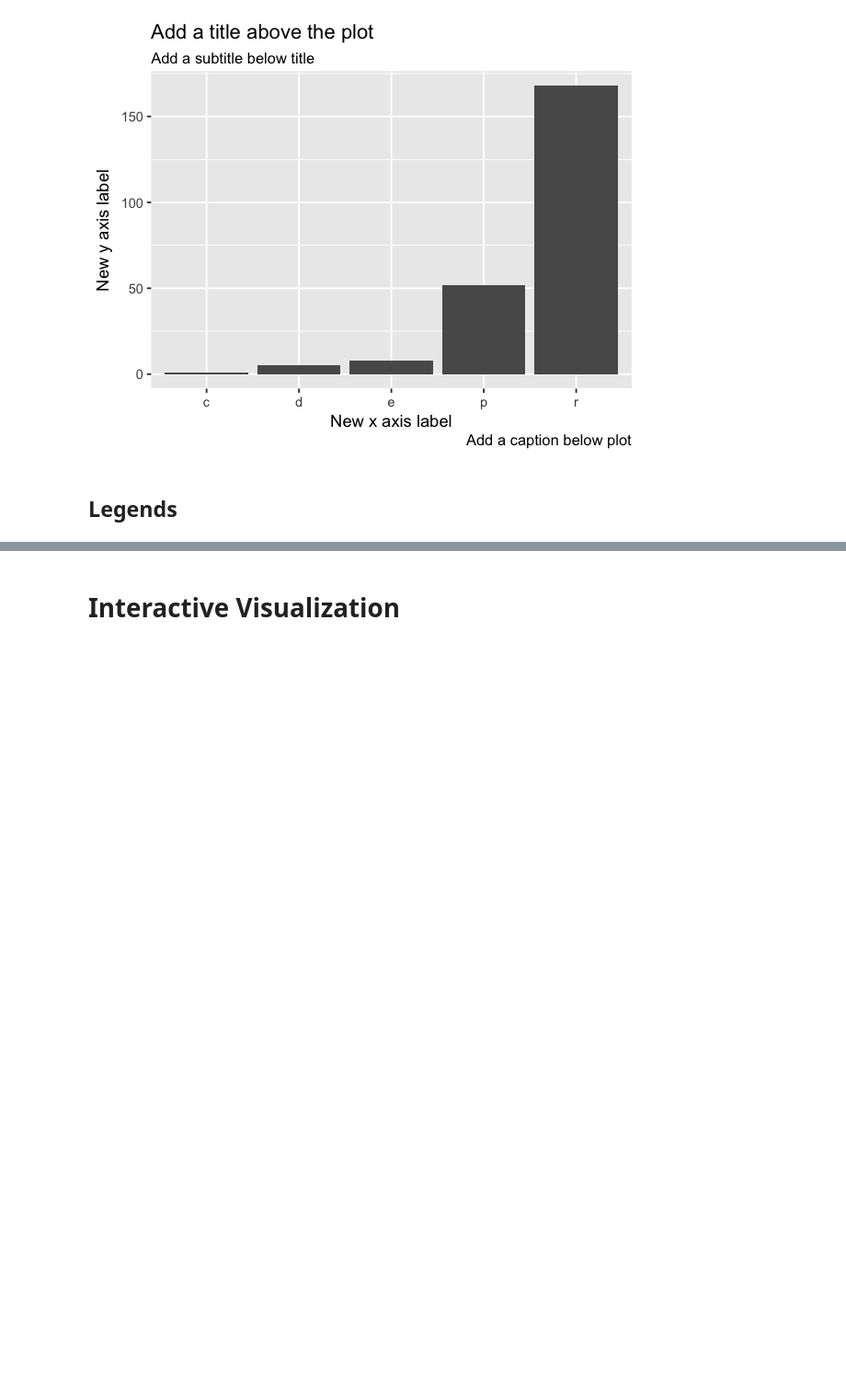
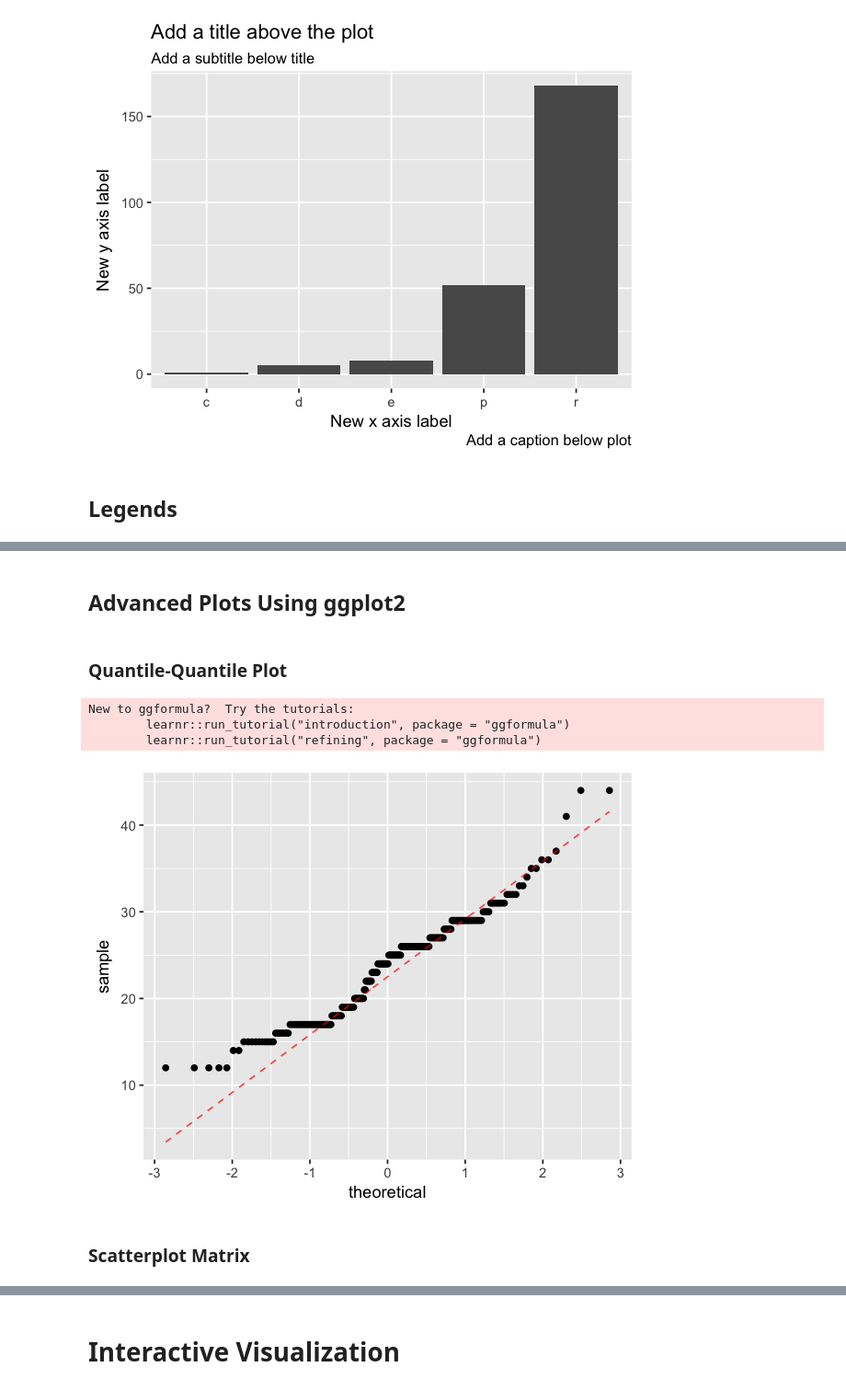
Before and after one commit to zhiruiwang/Talk_at_CAS, a Jupyter notebook: Invited Talk at CAS.ipynb, the cells around one changed output, grey strips where cells are left out. Shown at 92% size. Drawn from its saved outputs; the diff is of its cells as text; code cells hidden in the pictures; blank space fills up the shorter version.

```diff
--- a/Invited Talk at CAS.ipynb
+++ b/Invited Talk at CAS.ipynb
@@ -297,0 +306,16 @@ ggplot(mpg, aes(hwy))+
+# %% [markdown]
+## Advanced Plots Using ggplot2
+# %% [markdown]
+### Quantile-Quantile Plot
+# %%
+library(ggformula)
+ggplot(mpg,aes(sample=hwy))+
+    geom_qq()+
+    stat_qqline(alpha = 0.7, color = "red", linetype = "dashed")
+# %% [output]
+New to ggformula?  Try the tutorials:
+        learnr::run_tutorial("introduction", package = "ggformula")
+        learnr::run_tutorial("refining", package = "ggformula")
+[figure, added]
+# %% [markdown]
+### Scatterplot Matrix
```
Also changed, not shown: parts of 17 cells of this notebook.
